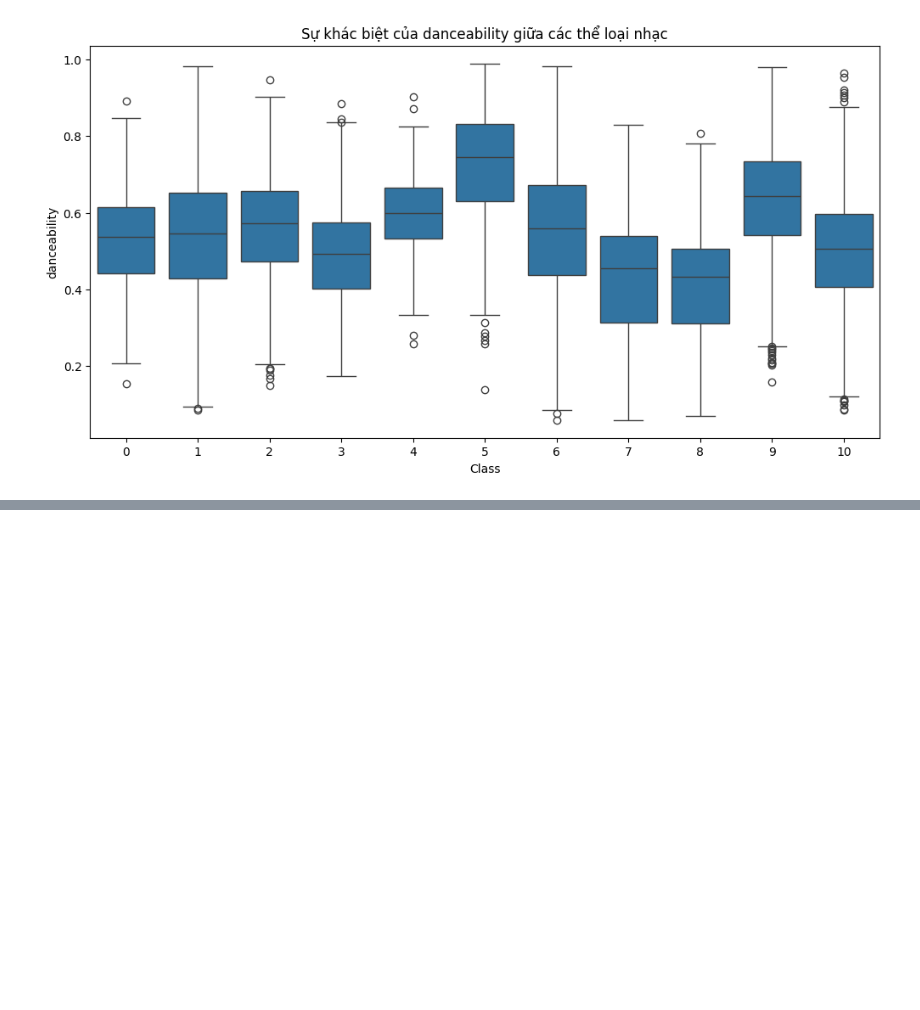
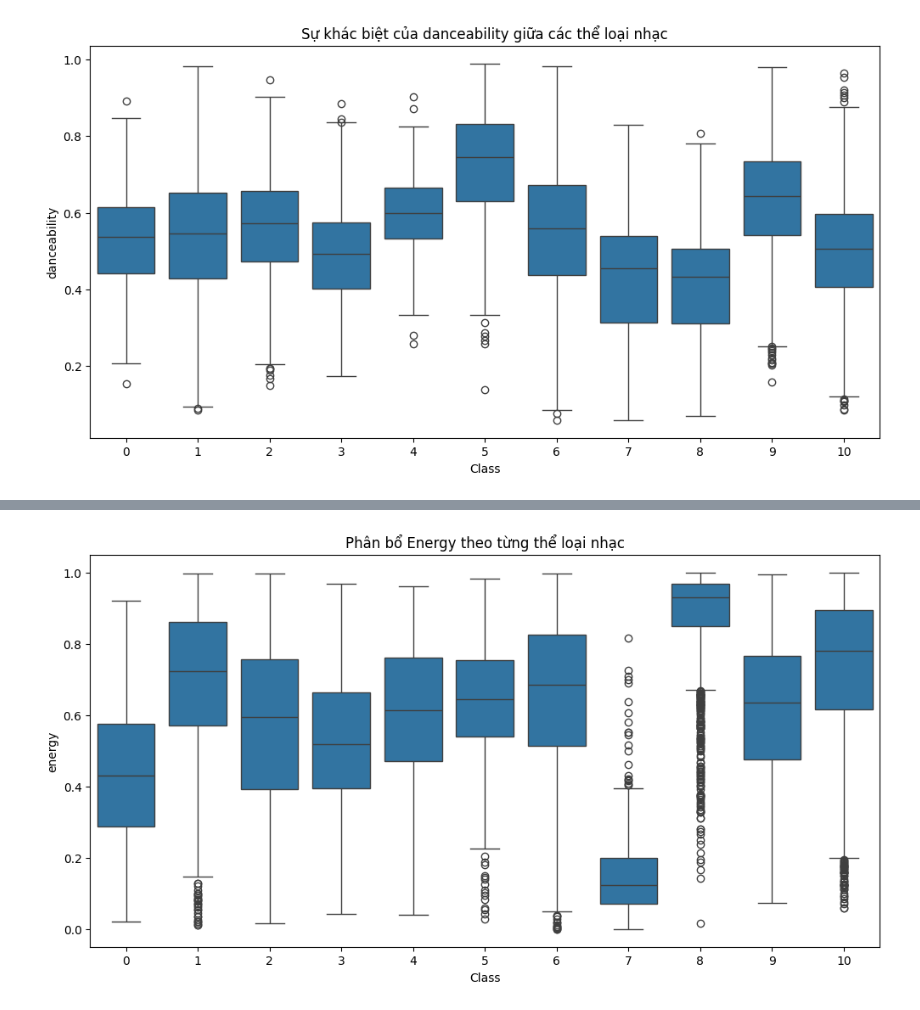
Before and after one commit to phuocle1231236-sys/nhatkykag, a Jupyter notebook: EDA.ipynb, the cells around one changed output, grey strips where cells are left out. Drawn from its saved outputs; the diff is of its cells as text; code cells hidden in the pictures; blank space fills up the shorter version.

```diff
--- a/EDA.ipynb
+++ b/EDA.ipynb
@@ -122,0 +189,8 @@ for feature in features_to_plot:
+# %%
+# Xem thử đặc trưng Energy phân bố thế nào giữa các Class
+plt.figure(figsize=(12, 6))
+sns.boxplot(x='Class', y='energy', data=train)
+plt.title('Phân bổ Energy theo từng thể loại nhạc')
+plt.show()
+# %% [output]
+[figure, added]
```
Also changed, not shown: parts of 6 cells of this notebook.
